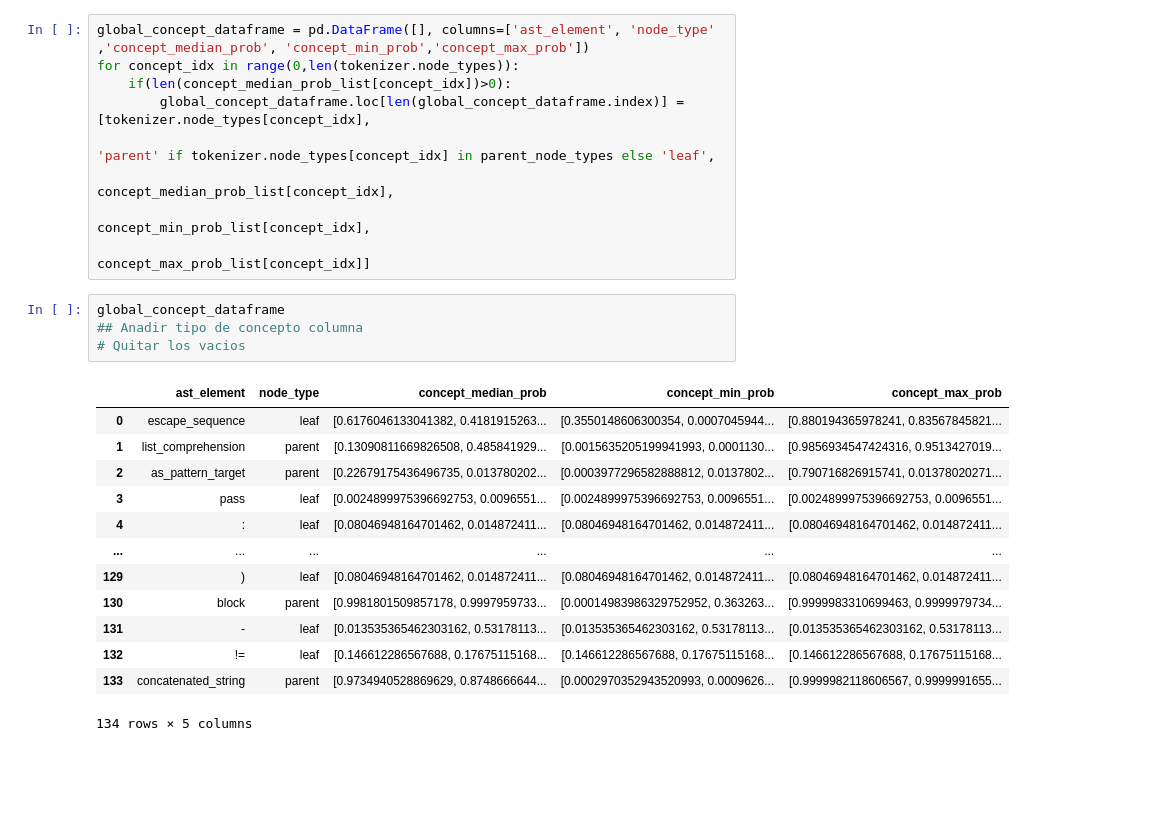
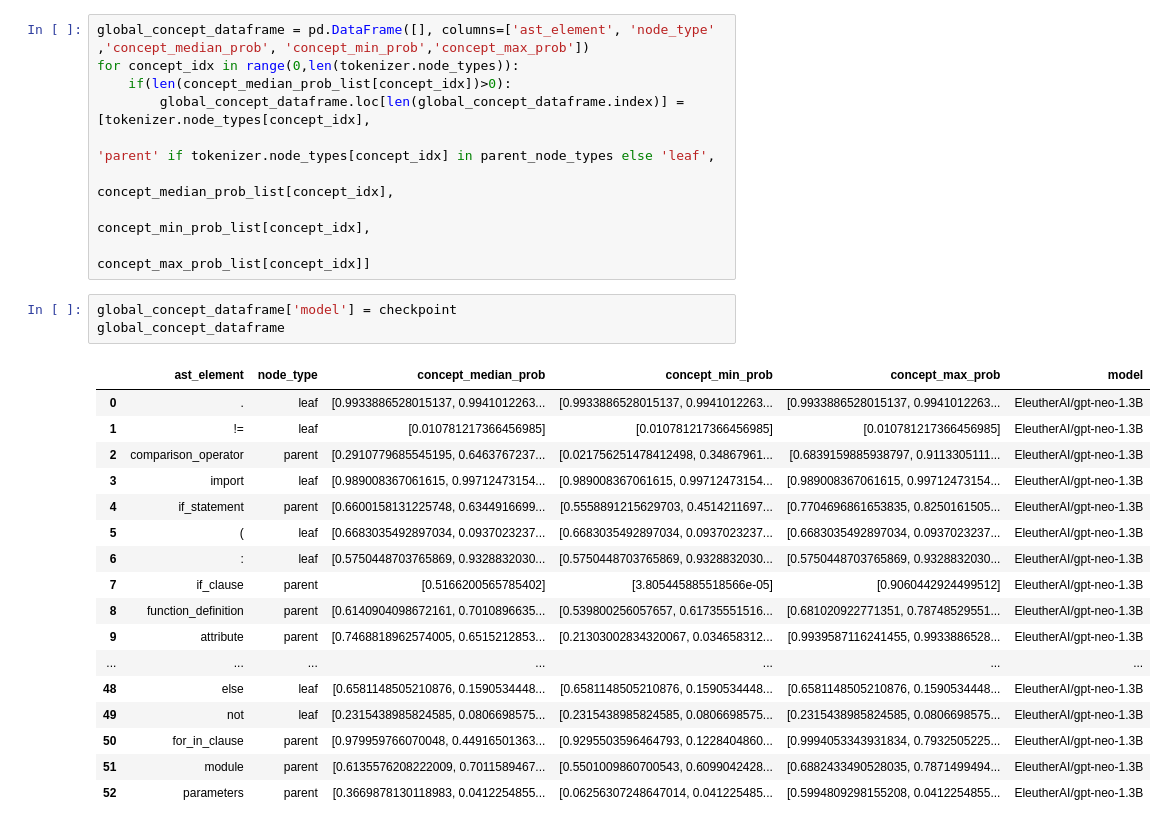
Before and after one commit to WM-SEMERU/CodeSyntaxConcept, a Jupyter notebook: experimental_notebooks/4_global_local_analysis.ipynb, the cells around one changed output. Drawn from its saved outputs; the diff is of its cells as text; blank space fills up the shorter version.

```diff
--- a/experimental_notebooks/4_global_local_analysis.ipynb
+++ b/experimental_notebooks/4_global_local_analysis.ipynb
@@ -101,21 +100,24 @@ for concept_idx in range(0,len(tokenizer.node_types)):
                                                                              concept_median_prob_list[concept_idx],
                                                                              concept_min_prob_list[concept_idx],
                                                                              concept_max_prob_list[concept_idx]]
-# %%
-global_concept_dataframe
-## Anadir tipo de concepto columna
-# Quitar los vacios
-# %% [output]
-|  | ast_element | node_type | concept_median_prob | concept_min_prob | concept_max_prob |
-| 0 | escape_sequence | leaf | [0.6176046133041382, 0.4181915263... | [0.3550148606300354, 0.0007045944... | [0.880194365978241, 0.83567845821... |
-| 1 | list_comprehension | parent | [0.13090811669826508, 0.485841929... | [0.0015635205199941993, 0.0001130... | [0.9856934547424316, 0.9513427019... |
-| 2 | as_pattern_target | parent | [0.22679175436496735, 0.013780202... | [0.0003977296582888812, 0.0137802... | [0.790716826915741, 0.01378020271... |
-| 3 | pass | leaf | [0.0024899975396692753, 0.0096551... | [0.0024899975396692753, 0.0096551... | [0.0024899975396692753, 0.0096551... |
-| 4 | : | leaf | [0.08046948164701462, 0.014872411... | [0.08046948164701462, 0.014872411... | [0.08046948164701462, 0.014872411... |
-| ... | ... | ... | ... | ... | ... |
-| 129 | ) | leaf | [0.08046948164701462, 0.014872411... | [0.08046948164701462, 0.014872411... | [0.08046948164701462, 0.014872411... |
-| 130 | block | parent | [0.9981801509857178, 0.9997959733... | [0.00014983986329752952, 0.363263... | [0.9999983310699463, 0.9999979734... |
-| 131 | - | leaf | [0.013535365462303162, 0.53178113... | [0.013535365462303162, 0.53178113... | [0.013535365462303162, 0.53178113... |
-| 132 | != | leaf | [0.146612286567688, 0.17675115168... | [0.146612286567688, 0.17675115168... | [0.146612286567688, 0.17675115168... |
-| 133 | concatenated_string | parent | [0.9734940528869629, 0.8748666644... | [0.0002970352943520993, 0.0009626... | [0.9999982118606567, 0.9999991655... |
-134 rows × 5 columns
+# %%
+global_concept_dataframe['model'] = checkpoint
+global_concept_dataframe
+# %% [output]
+|  | ast_element | node_type | concept_median_prob | concept_min_prob | concept_max_prob | model |
+| 0 | . | leaf | [0.9933886528015137, 0.9941012263... | [0.9933886528015137, 0.9941012263... | [0.9933886528015137, 0.9941012263... | EleutherAI/gpt-neo-1.3B |
+| 1 | != | leaf | [0.010781217366456985] | [0.010781217366456985] | [0.010781217366456985] | EleutherAI/gpt-neo-1.3B |
+| 2 | comparison_operator | parent | [0.2910779685545195, 0.6463767237... | [0.021756251478412498, 0.34867961... | [0.6839159885938797, 0.9113305111... | EleutherAI/gpt-neo-1.3B |
+| 3 | import | leaf | [0.989008367061615, 0.99712473154... | [0.989008367061615, 0.99712473154... | [0.989008367061615, 0.99712473154... | EleutherAI/gpt-neo-1.3B |
+| 4 | if_statement | parent | [0.6600158131225748, 0.6344916699... | [0.5558891215629703, 0.4514211697... | [0.7704696861653835, 0.8250161505... | EleutherAI/gpt-neo-1.3B |
+| 5 | ( | leaf | [0.6683035492897034, 0.0937023237... | [0.6683035492897034, 0.0937023237... | [0.6683035492897034, 0.0937023237... | EleutherAI/gpt-neo-1.3B |
+| 6 | : | leaf | [0.5750448703765869, 0.9328832030... | [0.5750448703765869, 0.9328832030... | [0.5750448703765869, 0.9328832030... | EleutherAI/gpt-neo-1.3B |
+| 7 | if_clause | parent | [0.5166200565785402] | [3.805445885518566e-05] | [0.9060442924499512] | EleutherAI/gpt-neo-1.3B |
+| 8 | function_definition | parent | [0.6140904098672161, 0.7010896635... | [0.539800256057657, 0.61735551516... | [0.681020922771351, 0.78748529551... | EleutherAI/gpt-neo-1.3B |
+| 9 | attribute | parent | [0.7468818962574005, 0.6515212853... | [0.21303002834320067, 0.034658312... | [0.9939587116241455, 0.9933886528... | EleutherAI/gpt-neo-1.3B |
+| ... | ... | ... | ... | ... | ... | ... |
+| 48 | else | leaf | [0.6581148505210876, 0.1590534448... | [0.6581148505210876, 0.1590534448... | [0.6581148505210876, 0.1590534448... | EleutherAI/gpt-neo-1.3B |
+| 49 | not | leaf | [0.2315438985824585, 0.0806698575... | [0.2315438985824585, 0.0806698575... | [0.2315438985824585, 0.0806698575... | EleutherAI/gpt-neo-1.3B |
+| 50 | for_in_clause | parent | [0.979959766070048, 0.44916501363... | [0.9295503596464793, 0.1228404860... | [0.9994053343931834, 0.7932505225... | EleutherAI/gpt-neo-1.3B |
+| 51 | module | parent | [0.6135576208222009, 0.7011589467... | [0.5501009860700543, 0.6099042428... | [0.6882433490528035, 0.7871499494... | EleutherAI/gpt-neo-1.3B |
+| 52 | parameters | parent | [0.3669878130118983, 0.0412254855... | [0.06256307248647014, 0.041225485... | [0.5994809298155208, 0.0412254855... | EleutherAI/gpt-neo-1.3B |
```
Also changed, not shown: parts of 3 cells of this notebook, 4 other files.
